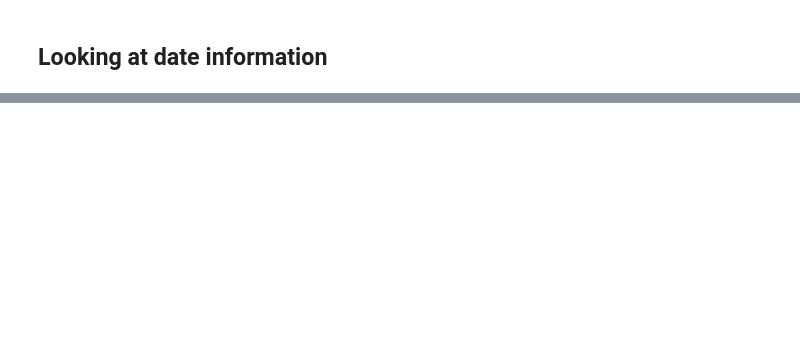
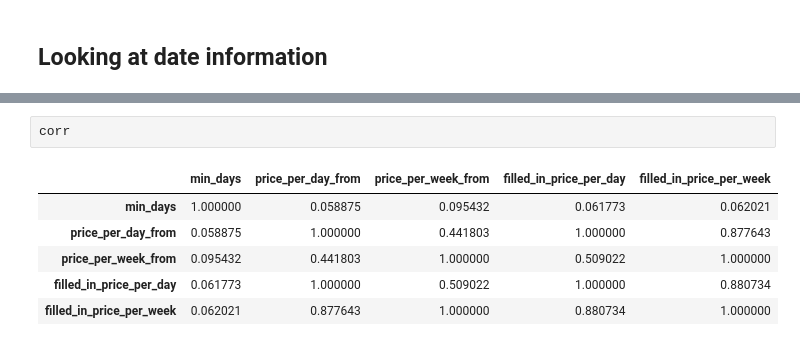
Before and after one commit to neue-fische-traum/traum-preis, a Jupyter notebook: EDA/EDA_notebook_4_prices.ipynb, the cells around one changed output, grey strips where cells are left out. Cells and saved outputs as stored; diff of their text form; blank space fills up the shorter version.

```diff
--- a/EDA/EDA_notebook_4_prices.ipynb
+++ b/EDA/EDA_notebook_4_prices.ipynb
@@ -125,0 +331,9 @@ sns.lineplot(data=df_prices, x="date_from", y="filled_in_price_per_day")
+# %%
+corr
+# %% [output]
+|  | min_days | price_per_day_from | price_per_week_from | filled_in_price_per_day | filled_in_price_per_week |
+| min_days | 1.000000 | 0.058875 | 0.095432 | 0.061773 | 0.062021 |
+| price_per_day_from | 0.058875 | 1.000000 | 0.441803 | 1.000000 | 0.877643 |
+| price_per_week_from | 0.095432 | 0.441803 | 1.000000 | 0.509022 | 1.000000 |
+| filled_in_price_per_day | 0.061773 | 1.000000 | 0.509022 | 1.000000 | 0.880734 |
+| filled_in_price_per_week | 0.062021 | 0.877643 | 1.000000 | 0.880734 | 1.000000 |
```
Also changed, not shown: parts of 25 cells of this notebook.
